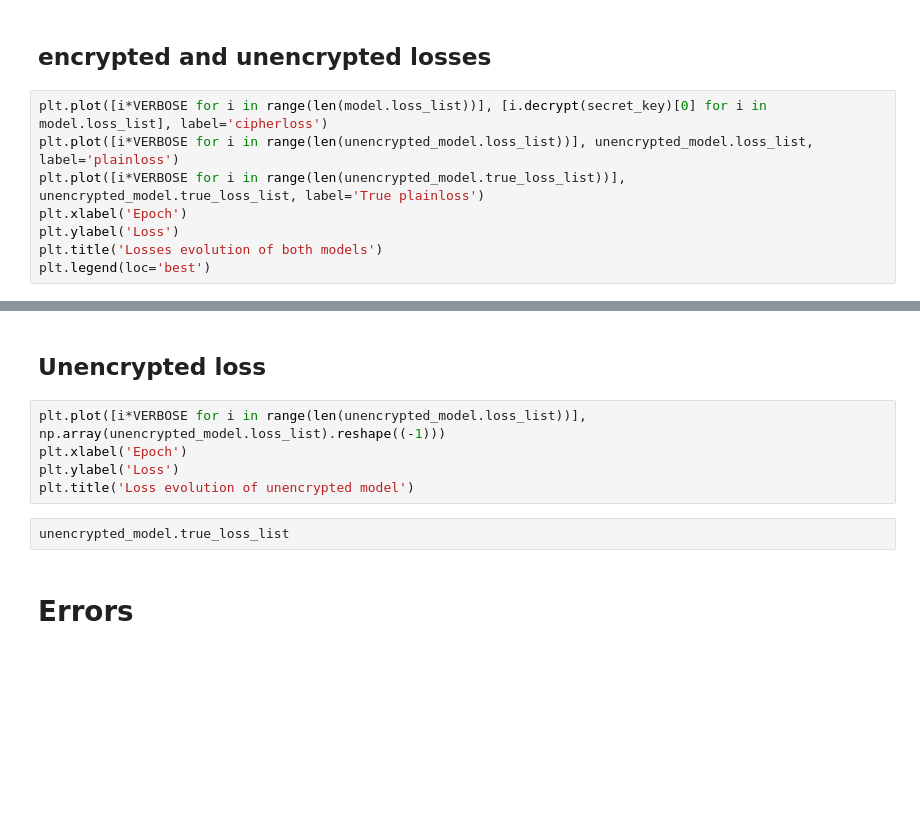
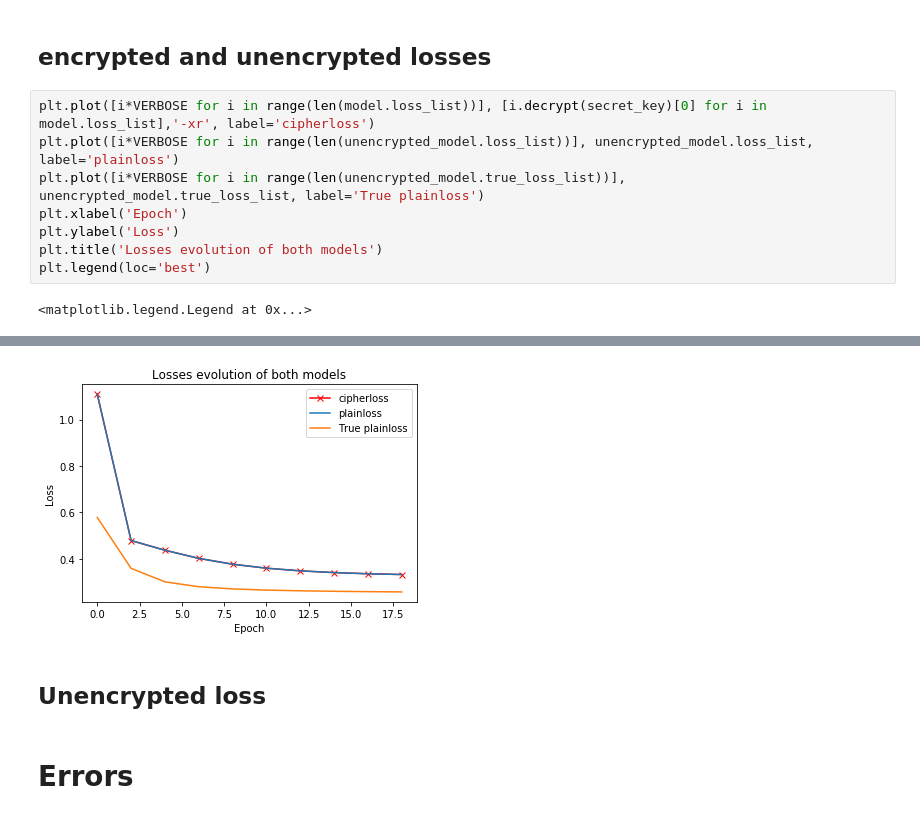
Before and after one commit to arthurPignet/privacy-preserving-titanic-challenge, a Jupyter notebook: ckks_titanic/notebooks/2-ap-main.ipynb, the cells around one changed output, grey strips where cells are left out. Saved outputs shown, nothing was run; the diff lists cells and outputs as text; blank space fills up the shorter version.

```diff
--- a/ckks_titanic/notebooks/2-ap-main.ipynb
+++ b/ckks_titanic/notebooks/2-ap-main.ipynb
@@ -369,10 +424,12 @@ logging.info("Accuracy of unencrypted model : %s " % acc)
 # %% [markdown]
 ## encrypted and unencrypted losses
 # %%
-plt.plot([i*VERBOSE for i in range(len(model.loss_list))], [i.decrypt(secret_key)[0] for i in model.loss_list], label='cipherloss')
+plt.plot([i*VERBOSE for i in range(len(model.loss_list))], [i.decrypt(secret_key)[0] for i in model.loss_list],'-xr', label='cipherloss')
 plt.plot([i*VERBOSE for i in range(len(unencrypted_model.loss_list))], unencrypted_model.loss_list, label='plainloss')
 plt.plot([i*VERBOSE for i in range(len(unencrypted_model.true_loss_list))], unencrypted_model.true_loss_list, label='True plainloss')
 plt.xlabel('Epoch')
 plt.ylabel('Loss')
 plt.title('Losses evolution of both models')
 plt.legend(loc='best')
+# %% [output]
+<matplotlib.legend.Legend at 0x...>
@@ -379,12 +441,6 @@ plt.legend(loc='best')
+[figure, added]
 # %% [markdown]
 ## Unencrypted loss
-# %%
-plt.plot([i*VERBOSE for i in range(len(unencrypted_model.loss_list))], np.array(unencrypted_model.loss_list).reshape((-1)))
-plt.xlabel('Epoch')
-plt.ylabel('Loss')
-plt.title('Loss evolution of unencrypted model')
-# %%
-unencrypted_model.true_loss_list
 # %% [markdown]
 # Errors
 # %% [markdown]
```
Also changed, not shown: parts of 27 cells of this notebook, 2 other files.
